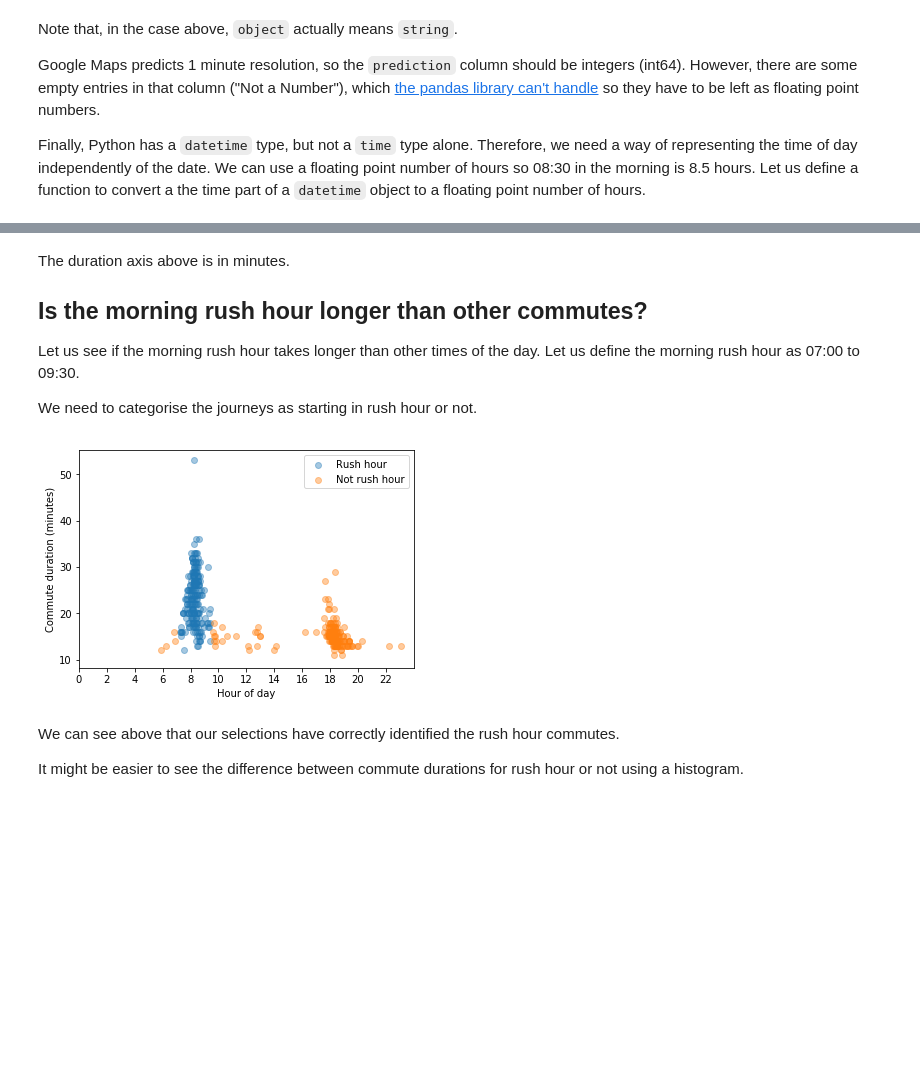
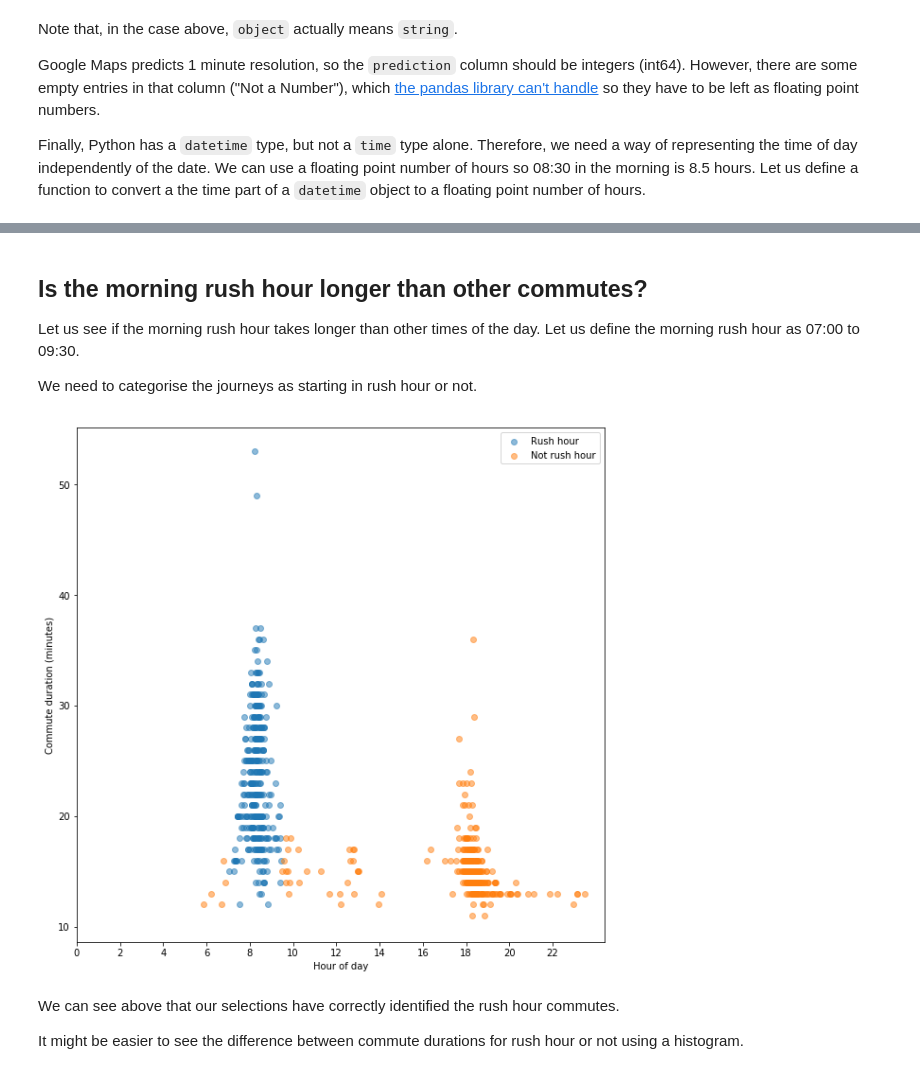
Before and after one commit to blokeley/commutes, a Jupyter notebook: commutes.ipynb, the cells around one changed output, grey strips where cells are left out. Cells and saved outputs as stored; diff of their text form; code cells hidden in the pictures; blank space fills up the shorter version.

```diff
--- a/commutes.ipynb
+++ b/commutes.ipynb
@@ -84,8 +84,10 @@ assert to_hours(dt.replace(second=30)) == 30 / 3600
 commutes['start_hour'] = commutes['start_date'].map(to_hours)
 commutes['stop_hour'] = commutes['stop_date'].map(to_hours)
 
-# Tell the plotting library to plot inline
+# Make plots large
+import matplotlib.pyplot as plt
 %matplotlib inline
+plt.rcParams['figure.figsize'] = (10, 10)
 
 # Plot the duration versus start time
 # ax is the axes object for the chart
@@ -100,0 +105,5 @@ axes.xaxis.set_ticks(hour_ticks);
+# %%
+commutes['day'] = pd.Categorical(commutes['day'],
+                                 categories=['Mon','Tue','Wed','Thu','Fri','Sat','Sun'],
+                                 ordered=True)
+commutes.dtypes
@@ -101,6 +119,4 @@ axes.xaxis.set_ticks(hour_ticks);
 # %% [markdown]
-The duration axis above is in minutes.
-
 ##  Is the morning rush hour longer than other commutes?
 
 Let us see if the morning rush hour takes longer than other times of the day.  Let us define the morning rush hour as 07:00 to 09:30.
@@ -109,29 +125,26 @@ We need to categorise the journeys as starting in rush hour or not.
 # %%
 # Create a mask to select the rush hour rows
 rush_hour_mask = (commutes['start_hour'] >= 7) & (commutes['start_hour'] < 9.5)
 
 # Select just the rush hour rows
 rush_hour = commutes[rush_hour_mask]
 
 # Select just the NOT rush hour rows
 not_rush_hour = commutes[~rush_hour_mask]
 
 # Plot the scatter plot again, but with different colours for rush hour or not
-import matplotlib.pyplot as plt
-
 figure, axes = plt.subplots()
 axes.scatter(rush_hour['start_hour'], rush_hour['duration'],
-           label='Rush hour', alpha=0.4)
+           label='Rush hour', alpha=0.5)
 
 axes.scatter(not_rush_hour['start_hour'], not_rush_hour['duration'],
-           label='Not rush hour', alpha=0.4)
+           label='Not rush hour', alpha=0.5)
 
 axes.xaxis.set_ticks(hour_ticks)
 axes.legend()
-axes.set_xlabel('Hour of day')
-axes.set_ylabel('Commute duration (minutes)');
+axes.set(xlabel='Hour of day', ylabel='Commute duration (minutes)');
 # %% [output]
-[figure, old version]
+[figure, new version]
 # %% [markdown]
 We can see above that our selections have correctly identified the rush hour commutes.
 
```
Also changed, not shown: parts of 27 cells of this notebook, 1 other file.
